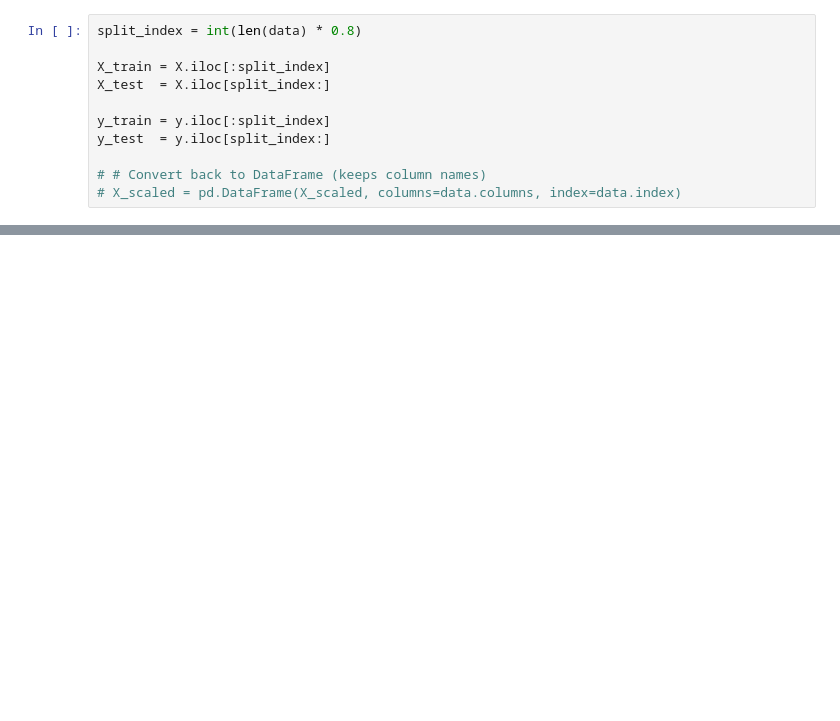
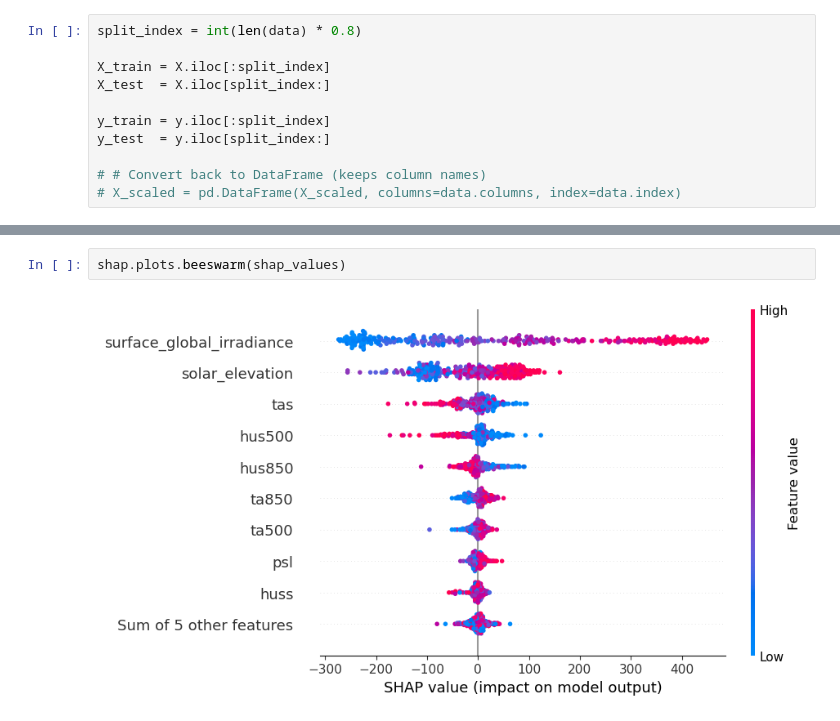
Before and after one commit to cdoedens/solar-nowcast, a Jupyter notebook: mouse/xgboost.ipynb, the cells around one changed output, grey strips where cells are left out. Drawn from its saved outputs; the diff is of its cells as text; blank space fills up the shorter version.

```diff
--- a/mouse/xgboost.ipynb
+++ b/mouse/xgboost.ipynb
@@ -123,0 +185,4 @@ dtype: float32
+# %%
+shap.plots.beeswarm(shap_values)
+# %% [output]
+[figure, added]
```
Also changed, not shown: parts of 18 cells of this notebook.
